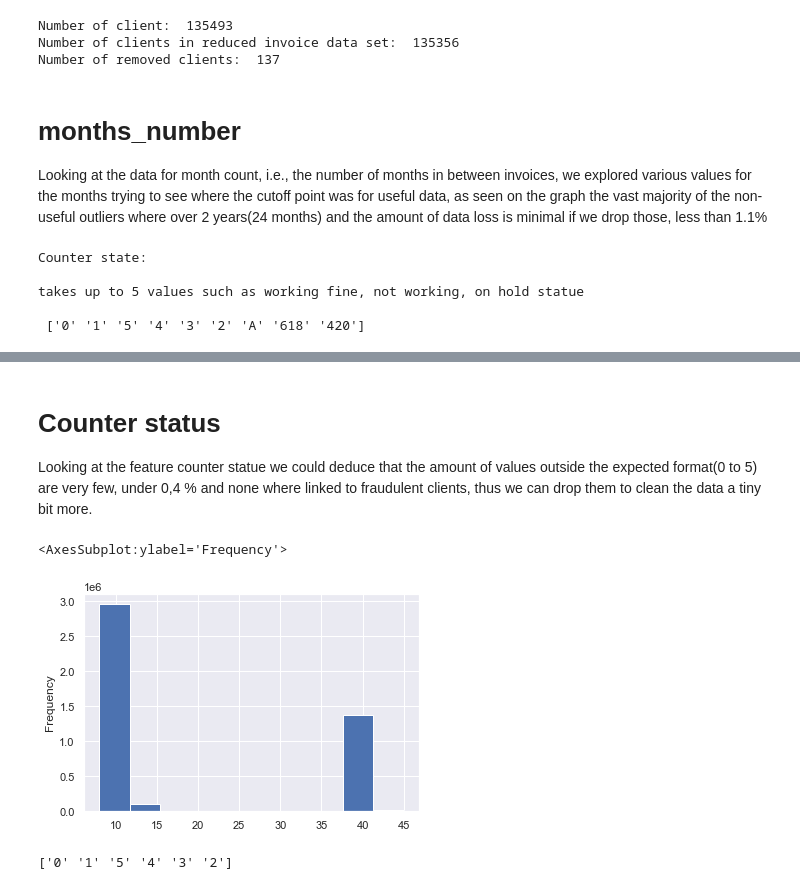
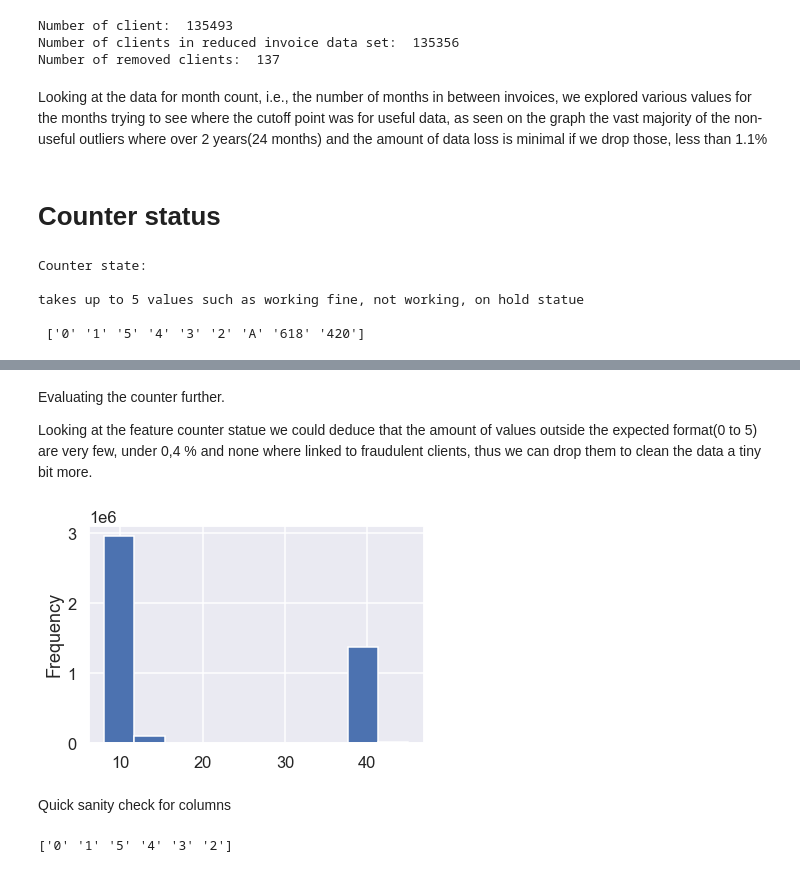
Before and after one commit to Werner101/Team_5_TPC, a Jupyter notebook: Team_5_FInal_1.ipynb, the cells around one changed output, grey strips where cells are left out. Cells and saved outputs as stored; diff of their text form; code cells hidden in the pictures.

```diff
--- a/Team_5_FInal_1.ipynb
+++ b/Team_5_FInal_1.ipynb
@@ -117,9 +123,10 @@ client_data.head()
 # %% [markdown]
 Detailed decriptions of the old and new index columns was not given for the dataset however is thought that the change in this index might be of value.
 # %%
-fig,ax = plt.subplots(figsize=(10,5))
+sns.set_style("darkgrid")
+fig,ax = plt.subplots(figsize=(16,8))
 invoice_data['index_dif'] = np.abs(invoice_data['new_index']-invoice_data['old_index'])
-
-invoice_data.loc[:,'index_dif'].plot()
+invoice_data.loc[:,'index_dif'].plot(c = "cornflowerblue", lw = 0.5)
 plt.ylabel('index difference');
+fig.suptitle("Diffrence between Old and New index");
 # %% [output]
@@ -155,9 +164,12 @@ for i in range(5):
     months.append(month_check[(month_check['months_number']>i*12)&(month_check['target']==1)].groupby('client_id').sum().shape[0])
 
 fig,ax = plt.subplots(figsize=(10,5))
+sns.set_context('talk')
+sns.set_style("darkgrid")
 plt.plot((np.array(months)/month_check[month_check['target']==0].shape[0])*100,marker='o',label='Normal')
 plt.plot((np.array(months)/month_check[month_check['target']==1].shape[0])*100,marker='o',label='Fraudulent')
 plt.legend()
 plt.ylabel('Percentage of clients [%]');
 plt.xlabel('Years since last invoice');
+ax.annotate("Logical cut off point", (2,0),xytext = (1,2), arrowprops = dict(color = "darkgrey"));
 # %% [output]
@@ -187,8 +199,9 @@ Number of client:  135493
 Number of clients in reduced invoice data set:  135356
 Number of removed clients:  137
 # %% [markdown]
-# months_number
 Looking at the data for month count, i.e., the number of months in between invoices, we explored various values for the months trying to see where the cutoff point was for useful data, as seen on the graph the vast majority of the non-useful outliers where over 2 years(24 months) and the amount of data loss is minimal if we drop those, less than 1.1%
+# %% [markdown]
+# Counter status
 # %%
 print(f'Counter state:\n\ntakes up to 5 values such as working fine, not working, on hold statue\n\n {invoice_data.counter_statue.unique()}\n')
 # %% [output]
@@ -223,16 +236,19 @@ Name: counter_statue, dtype: int64
 0.00026826307039155904
 2.2355255865963252e-05
 # %% [markdown]
-# Counter status
+Evaluating the counter further.
 
 Looking at the feature counter statue we could deduce that the amount of values outside the expected format(0 to 5) are very few, under 0,4 % and none where linked to fraudulent clients, thus we can drop them to clean the data a tiny bit more.
 # %%
 invoice_data = invoice_data[~invoice_data['counter_statue'].isin(['A','618','420'])]
 # %%
-invoice_data['tarif_type'].plot(kind='hist')
+invoice_data['tarif_type'].plot(kind='hist');
+sns.set_context('talk')
+sns.set_style("darkgrid")
 # %% [output]
-<AxesSubplot:ylabel='Frequency'>
-[figure, old version]
+[figure, new version]
+# %% [markdown]
+Quick sanity check for columns
 # %%
 print(invoice_data['counter_statue'].unique())
 # %% [output]
```
Also changed, not shown: parts of 21 cells of this notebook.
